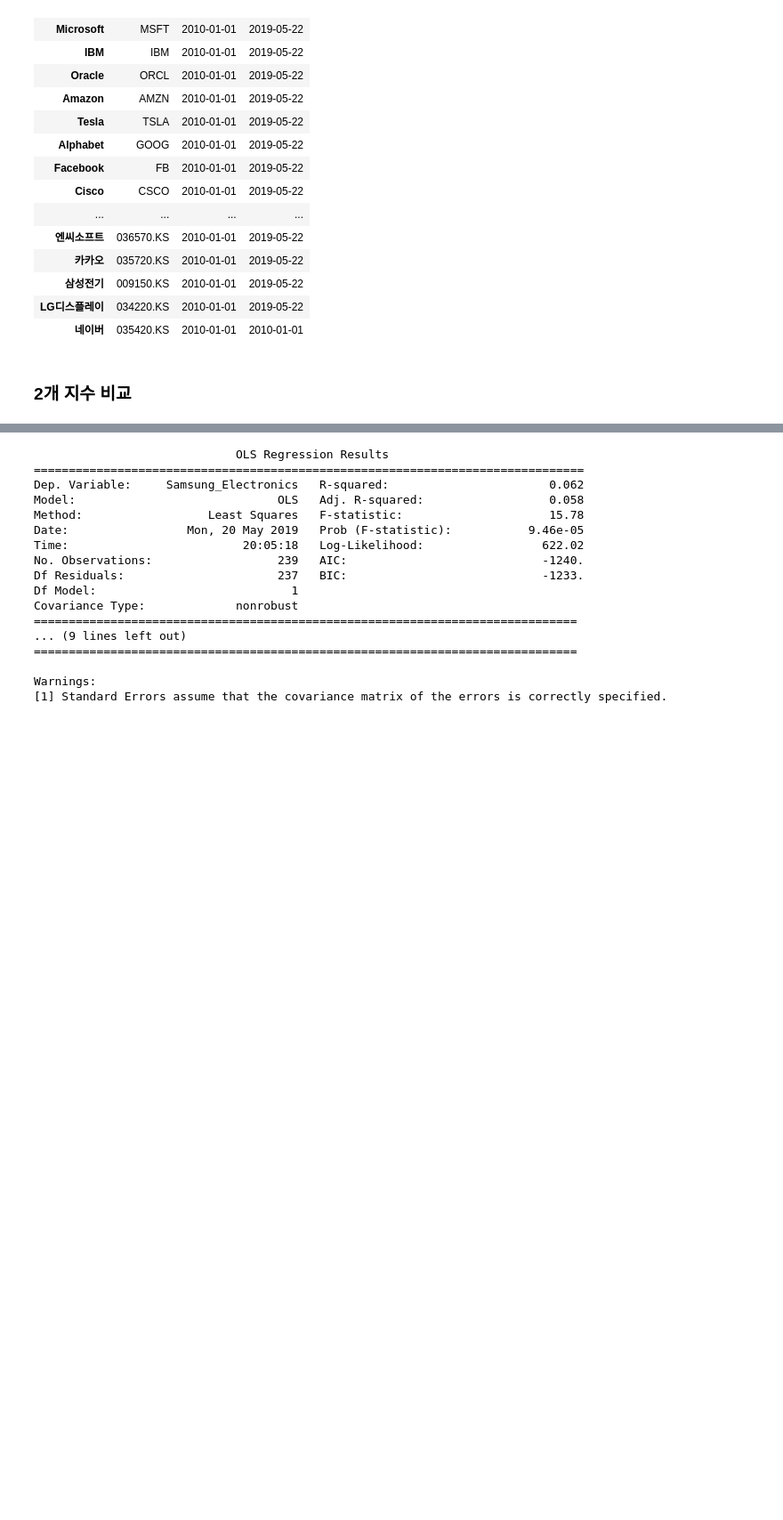
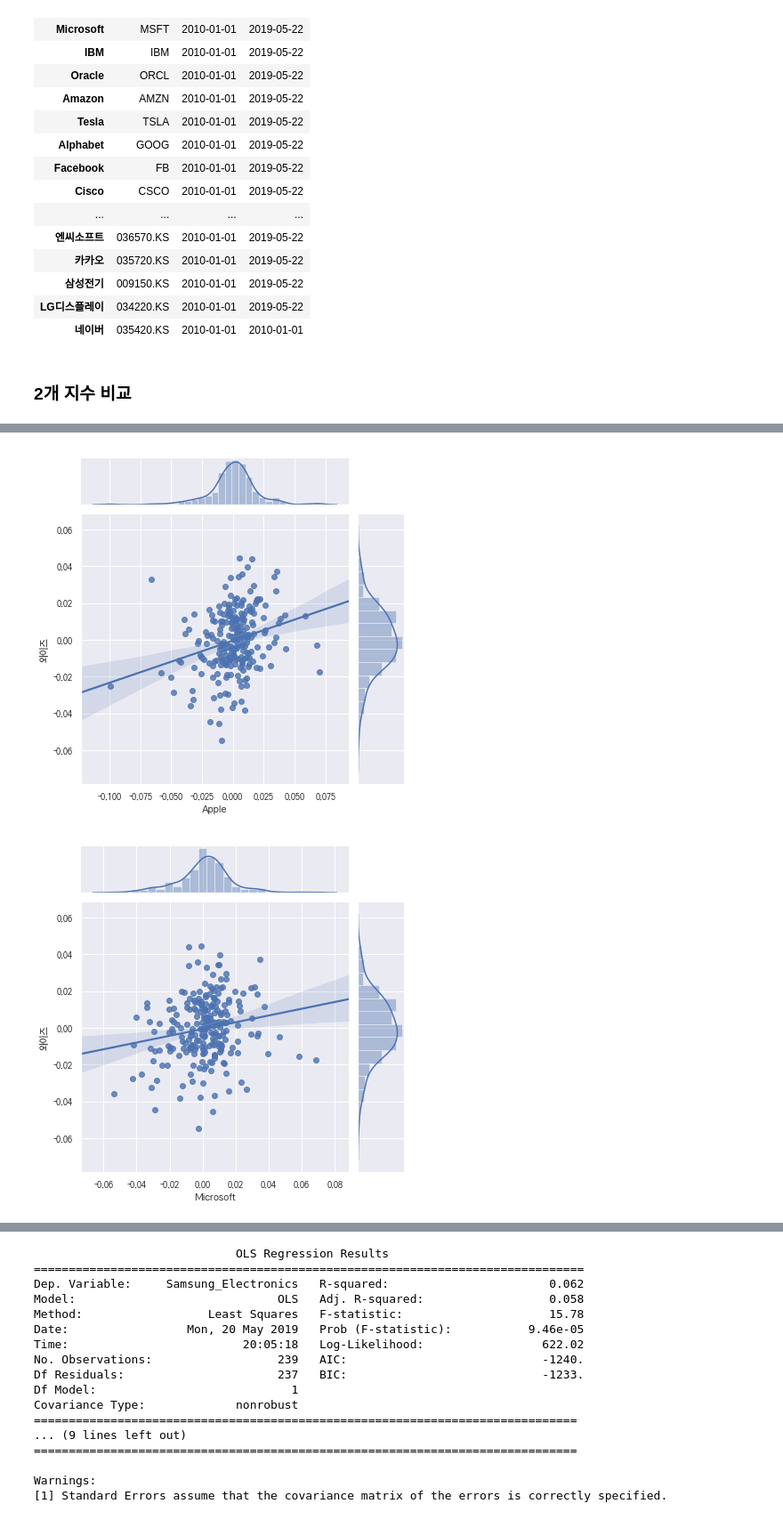
Before and after one commit to kooBH/FinanceServer, a Jupyter notebook: Doc.ipynb, the cells around one changed output, grey strips where cells are left out. Shown at 89% size. Saved outputs shown, nothing was run; the diff lists cells and outputs as text; code cells hidden in the pictures; blank space fills up the shorter version.

```diff
--- a/Doc.ipynb
+++ b/Doc.ipynb
@@ -135,0 +144,6 @@ for idx in range(0,len(ten_korean)):
+# %%
+for idx in range(0,len(ten_US)):
+    an.joint(ten_US[idx],index_kor)
+# %% [output]
+[figure, added]
+[figure, added]
```
Also changed, not shown: parts of 10 cells of this notebook, 2 other files.
